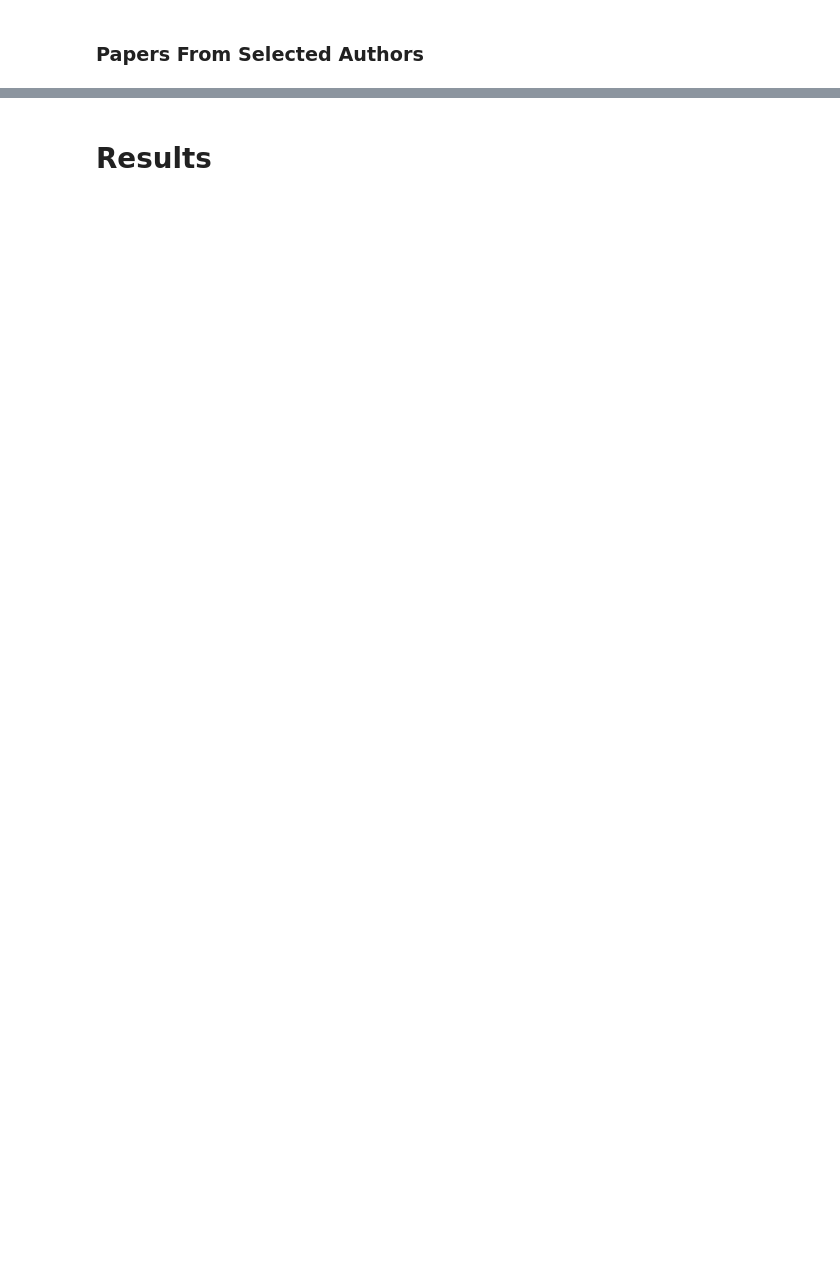
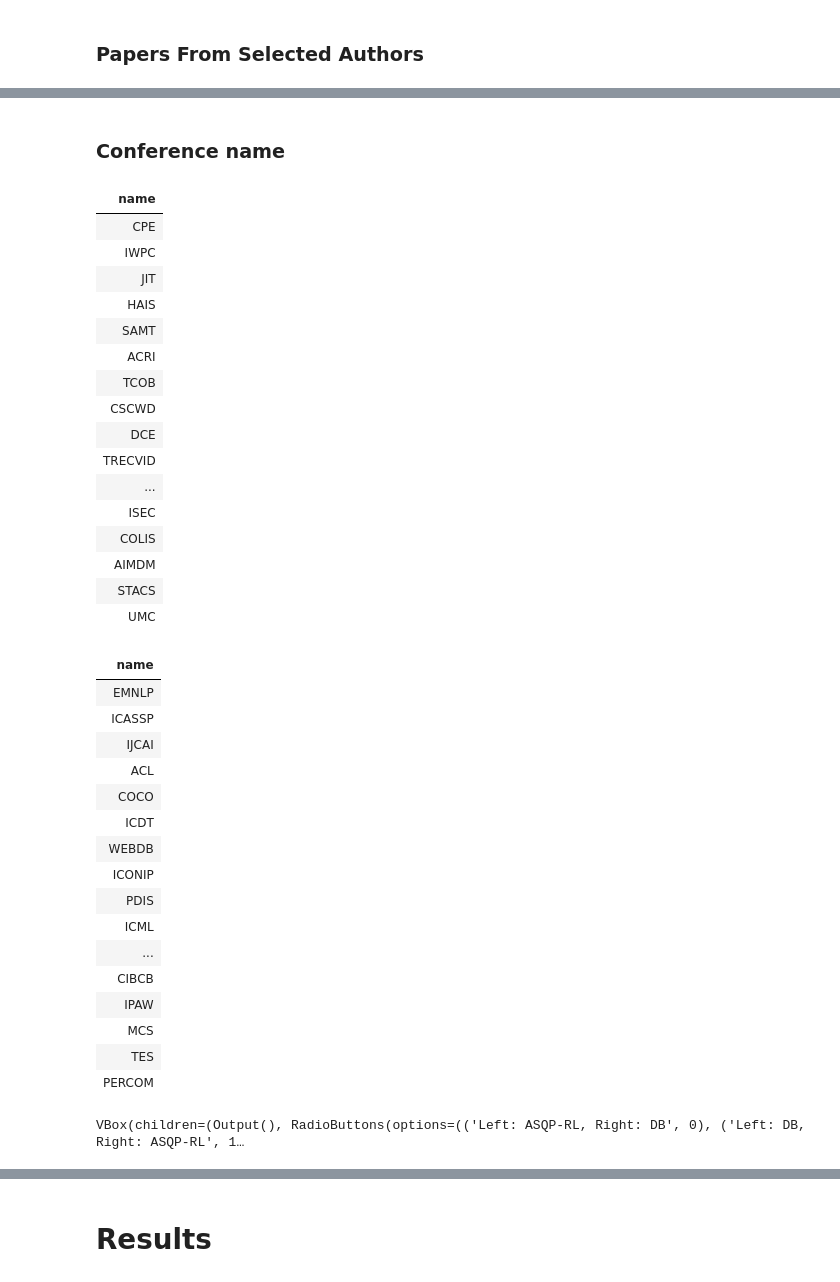
Before and after one commit to GalZeevi/HARLM, a Jupyter notebook: demo/sigmod_demo.ipynb, the cells around one changed output, grey strips where cells are left out. Drawn from its saved outputs; the diff is of its cells as text; code cells hidden in the pictures; blank space fills up the shorter version.

```diff
--- a/demo/sigmod_demo.ipynb
+++ b/demo/sigmod_demo.ipynb
@@ -130,0 +127,59 @@ VBox(children=(Output(), RadioButtons(options=(('Left: ASQP-RL, Right: DB', 0),
+# %% [markdown]
+### Conference name
+# %%
+sql = '''
+SELECT conference.name
+FROM author,
+     organization,
+     writes,
+     publication,
+     conference,
+     domain_conference,
+     domain
+WHERE author.oid = organization.oid
+  AND author.aid = writes.aid
+  AND writes.pid = publication.pid
+  AND publication.cid = conference.cid
+  AND conference.cid = domain_conference.cid
+  AND domain_conference.did = domain.did
+  AND publication.citation_count > 1
+GROUP BY conference.name;
+'''
+asqp_rl.query_asqp(sql)
+demonstrate_asqp_rl(asqp_rl)
+# %% [output]
+| name |
+| CPE |
+| IWPC |
+| JIT |
+| HAIS |
+| SAMT |
+| ACRI |
+| TCOB |
+| CSCWD |
+| DCE |
+| TRECVID |
+| ... |
+| ISEC |
+| COLIS |
+| AIMDM |
+| STACS |
+| UMC |
+| name |
+| EMNLP |
+| ICASSP |
+| IJCAI |
+| ACL |
+| COCO |
+| ICDT |
+| WEBDB |
+| ICONIP |
+| PDIS |
+| ICML |
+| ... |
+| CIBCB |
+| IPAW |
+| MCS |
+| TES |
+| PERCOM |
+VBox(children=(Output(), RadioButtons(options=(('Left: ASQP-RL, Right: DB', 0), ('Left: DB, Right: ASQP-RL', 1…
```
Also changed, not shown: parts of 10 cells of this notebook, 19 other files.
